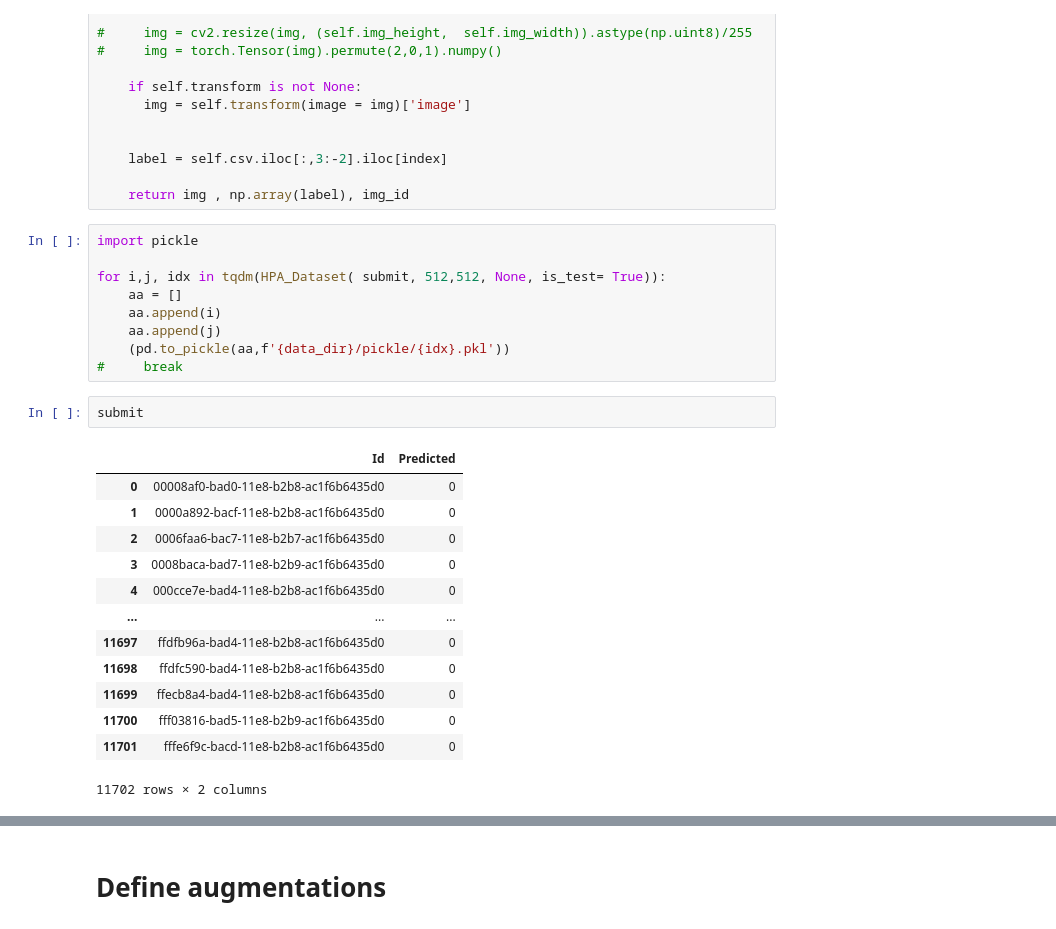
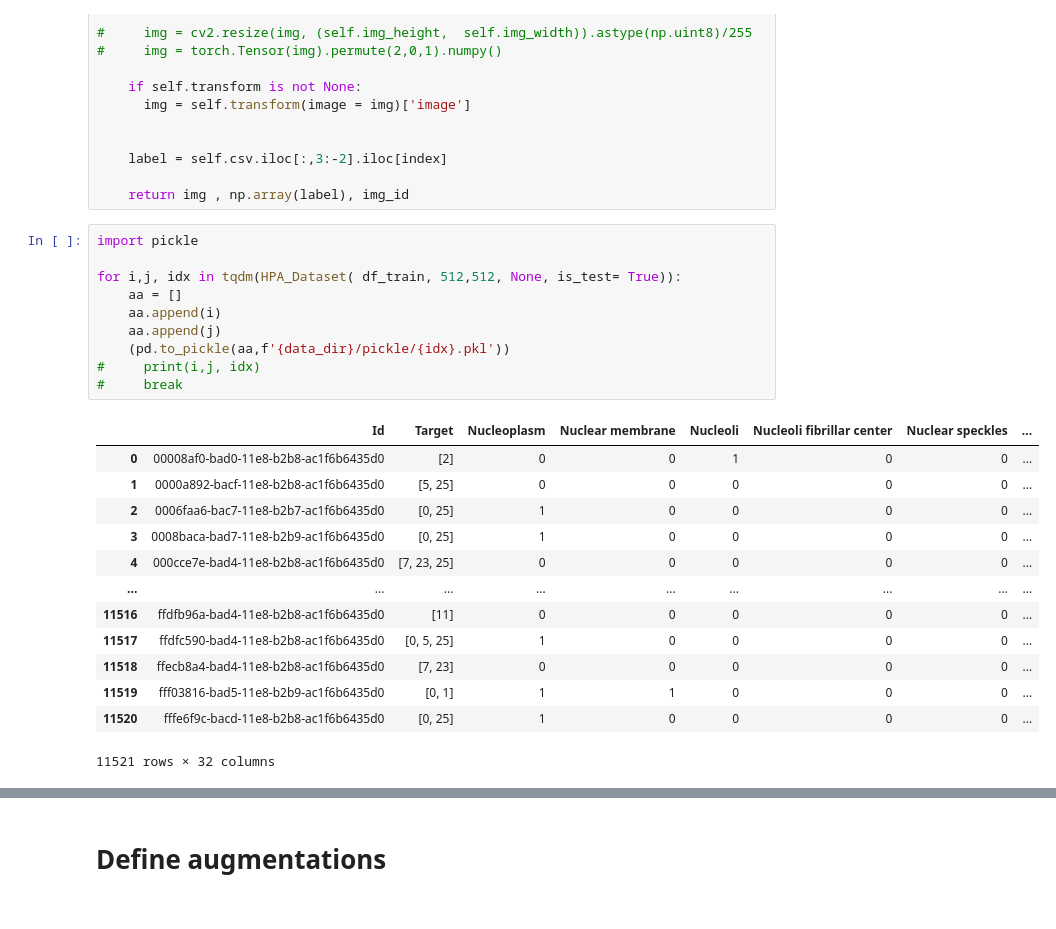
Before and after one commit to asdlkjw/kaggle_home, a Jupyter notebook: Torch_HPA(ViT).ipynb, the cells around one changed output, grey strips where cells are left out. Drawn from its saved outputs; the diff is of its cells as text.

```diff
--- a/Torch_HPA(ViT).ipynb
+++ b/Torch_HPA(ViT).ipynb
@@ -253,27 +272,27 @@ class HPA_Dataset(Dataset):
 # %%
 import pickle
 
-for i,j, idx in tqdm(HPA_Dataset( submit, 512,512, None, is_test= True)):
+for i,j, idx in tqdm(HPA_Dataset( df_train, 512,512, None, is_test= True)):
     aa = []
     aa.append(i)
     aa.append(j)
     (pd.to_pickle(aa,f'{data_dir}/pickle/{idx}.pkl'))
+#     print(i,j, idx)
 #     break
 # %%
-submit
 # %% [output]
-|  | Id | Predicted |
-| 0 | 00008af0-bad0-11e8-b2b8-ac1f6b6435d0 | 0 |
-| 1 | 0000a892-bacf-11e8-b2b8-ac1f6b6435d0 | 0 |
-| 2 | 0006faa6-bac7-11e8-b2b7-ac1f6b6435d0 | 0 |
-| 3 | 0008baca-bad7-11e8-b2b9-ac1f6b6435d0 | 0 |
-| 4 | 000cce7e-bad4-11e8-b2b8-ac1f6b6435d0 | 0 |
-| ... | ... | ... |
-| 11697 | ffdfb96a-bad4-11e8-b2b8-ac1f6b6435d0 | 0 |
-| 11698 | ffdfc590-bad4-11e8-b2b8-ac1f6b6435d0 | 0 |
-| 11699 | ffecb8a4-bad4-11e8-b2b8-ac1f6b6435d0 | 0 |
-| 11700 | fff03816-bad5-11e8-b2b9-ac1f6b6435d0 | 0 |
-| 11701 | fffe6f9c-bacd-11e8-b2b8-ac1f6b6435d0 | 0 |
+|  | Id | Target | Nucleoplasm | Nuclear membrane | Nucleoli | Nucleoli fibrillar center | Nuclear speckles | ... |
+| 0 | 00008af0-bad0-11e8-b2b8-ac1f6b6435d0 | [2] | 0 | 0 | 1 | 0 | 0 | ... |
+| 1 | 0000a892-bacf-11e8-b2b8-ac1f6b6435d0 | [5, 25] | 0 | 0 | 0 | 0 | 0 | ... |
+| 2 | 0006faa6-bac7-11e8-b2b7-ac1f6b6435d0 | [0, 25] | 1 | 0 | 0 | 0 | 0 | ... |
+| 3 | 0008baca-bad7-11e8-b2b9-ac1f6b6435d0 | [0, 25] | 1 | 0 | 0 | 0 | 0 | ... |
+| 4 | 000cce7e-bad4-11e8-b2b8-ac1f6b6435d0 | [7, 23, 25] | 0 | 0 | 0 | 0 | 0 | ... |
+| ... | ... | ... | ... | ... | ... | ... | ... | ... |
+| 11516 | ffdfb96a-bad4-11e8-b2b8-ac1f6b6435d0 | [11] | 0 | 0 | 0 | 0 | 0 | ... |
+| 11517 | ffdfc590-bad4-11e8-b2b8-ac1f6b6435d0 | [0, 5, 25] | 1 | 0 | 0 | 0 | 0 | ... |
+| 11518 | ffecb8a4-bad4-11e8-b2b8-ac1f6b6435d0 | [7, 23] | 0 | 0 | 0 | 0 | 0 | ... |
+| 11519 | fff03816-bad5-11e8-b2b9-ac1f6b6435d0 | [0, 1] | 1 | 1 | 0 | 0 | 0 | ... |
+| 11520 | fffe6f9c-bacd-11e8-b2b8-ac1f6b6435d0 | [0, 25] | 1 | 0 | 0 | 0 | 0 | ... |
-11702 rows × 2 columns
+11521 rows × 32 columns
 # %%
 i.mean()
```
Also changed, not shown: parts of 17 cells of this notebook, 4 other files.
